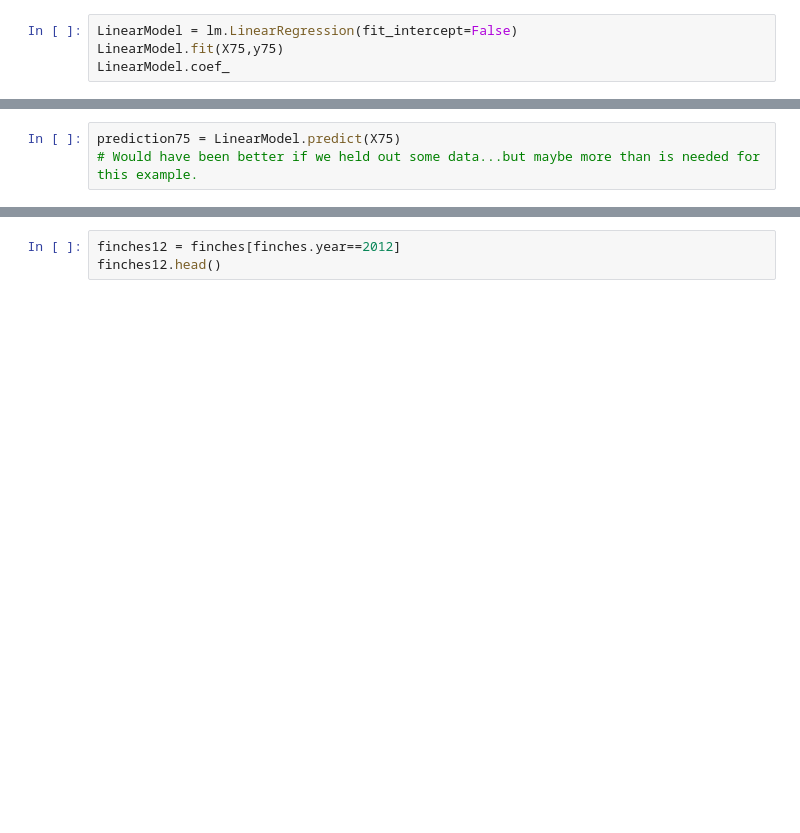
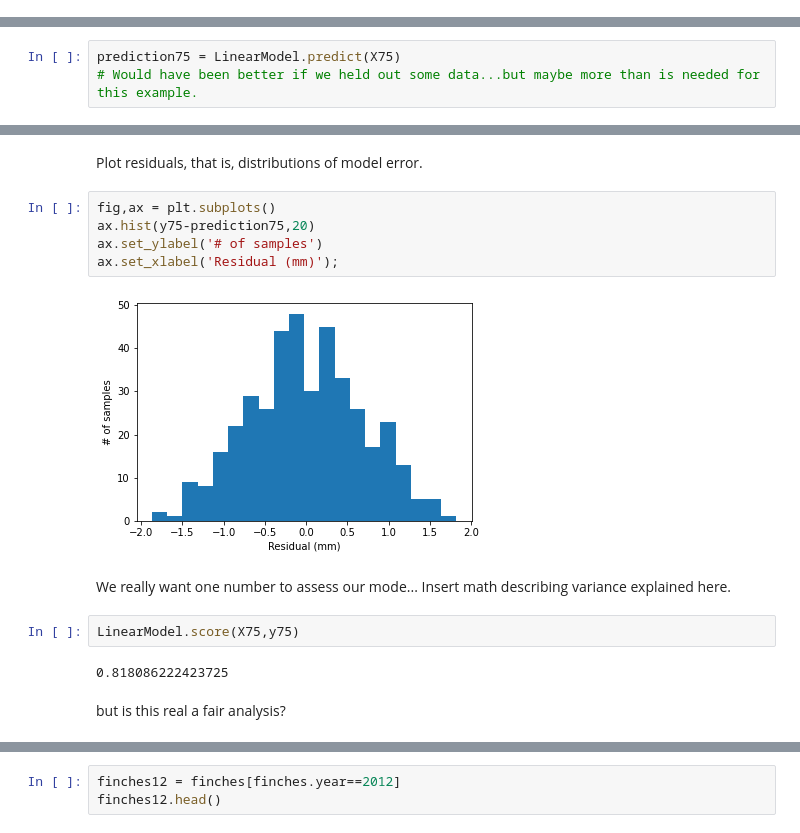
Before and after one commit to ryraut/swdb_2023, a Jupyter notebook: Day1/DarwinExample.ipynb, the cells around one changed output, grey strips where cells are left out. Saved outputs shown, nothing was run; the diff lists cells and outputs as text; blank space fills up the shorter version.

```diff
--- a/Day1/DarwinExample.ipynb
+++ b/Day1/DarwinExample.ipynb
@@ -65,4 +92,0 @@ We can answer the age old question of Which is better, red wine or white wine (i
-# %%
-LinearModel = lm.LinearRegression(fit_intercept=False)
-LinearModel.fit(X75,y75)
-LinearModel.coef_
@@ -96,0 +107,18 @@ ax.hist(y75-prediction75,20)
+# %% [markdown]
+Plot residuals, that is, distributions of model error.
+# %%
+fig,ax = plt.subplots()
+ax.hist(y75-prediction75,20)
+ax.set_ylabel('# of samples')
+ax.set_xlabel('Residual (mm)');
+# %% [output]
+[figure, added]
+# %% [markdown]
+We really want one number to assess our mode...
+Insert math describing variance explained here.
+# %%
+LinearModel.score(X75,y75)
+# %% [output]
+0.818086222423725
+# %% [markdown]
+but is this real a fair analysis?
```
Also changed, not shown: parts of 36 cells of this notebook, 1 other file.
